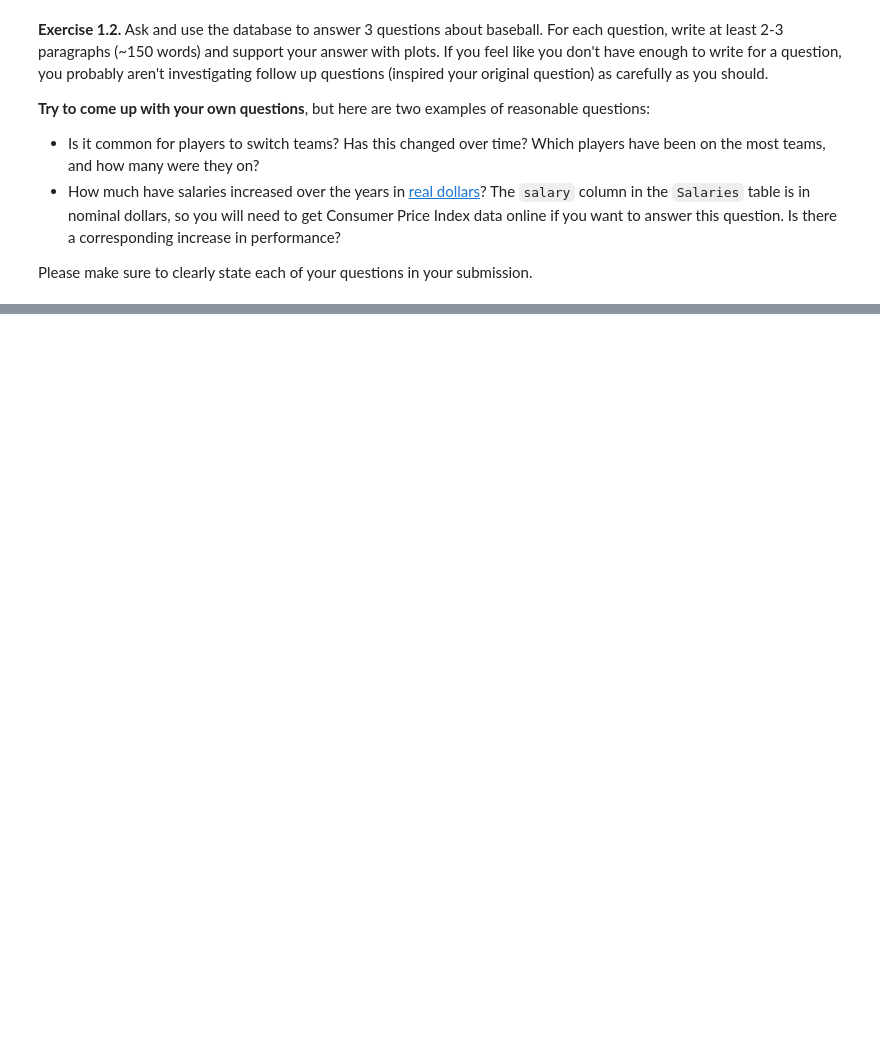
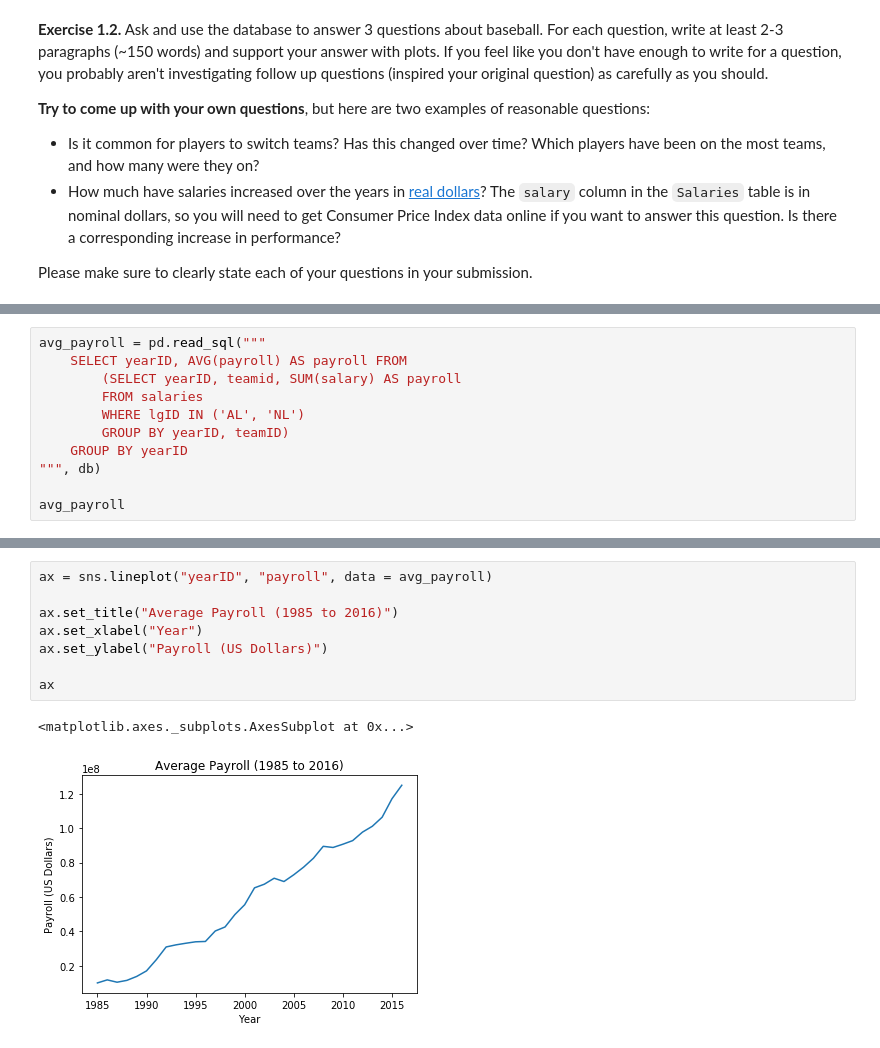
Before and after one commit to domitchler/sta141b-assignment-5, a Jupyter notebook: hw5.ipynb, the cells around one changed output, grey strips where cells are left out. Saved outputs shown, nothing was run; the diff lists cells and outputs as text; blank space fills up the shorter version.

```diff
--- a/hw5.ipynb
+++ b/hw5.ipynb
@@ -37,0 +250,11 @@ Please make sure to clearly state each of your questions in your submission.
+# %%
+avg_payroll = pd.read_sql("""
+    SELECT yearID, AVG(payroll) AS payroll FROM
+        (SELECT yearID, teamid, SUM(salary) AS payroll
+        FROM salaries
+        WHERE lgID IN ('AL', 'NL')
+        GROUP BY yearID, teamID)
+    GROUP BY yearID
+""", db)
+
+avg_payroll
@@ -37,0 +279,11 @@ Please make sure to clearly state each of your questions in your submission.
+# %%
+ax = sns.lineplot("yearID", "payroll", data = avg_payroll)
+
+ax.set_title("Average Payroll (1985 to 2016)")
+ax.set_xlabel("Year")
+ax.set_ylabel("Payroll (US Dollars)")
+
+ax
+# %% [output]
+<matplotlib.axes._subplots.AxesSubplot at 0x...>
+[figure, added]
```
Also changed, not shown: parts of 21 cells of this notebook.
